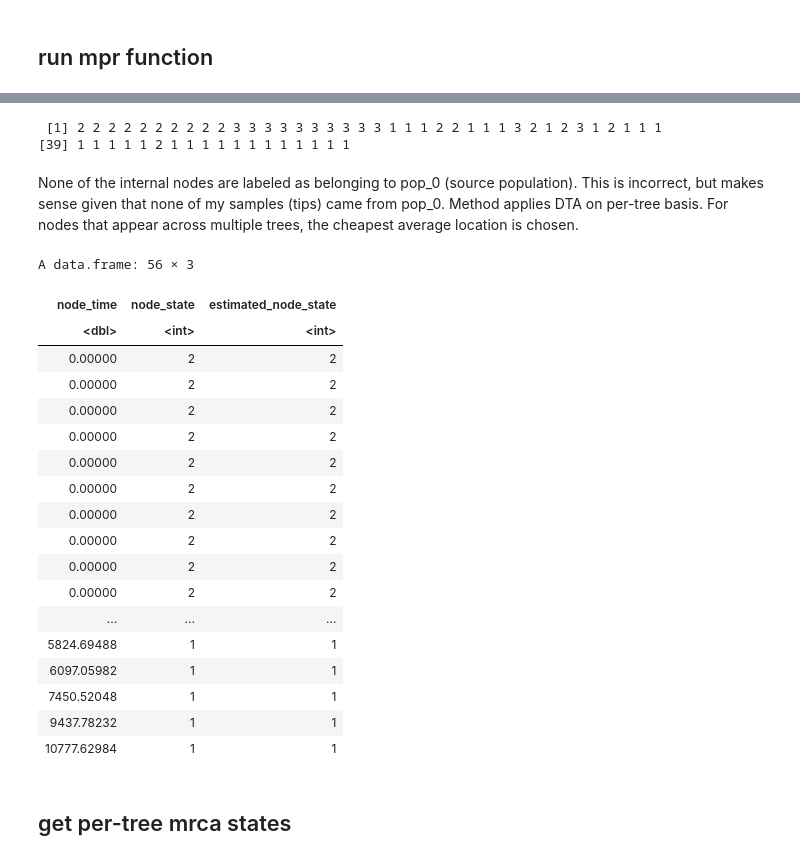
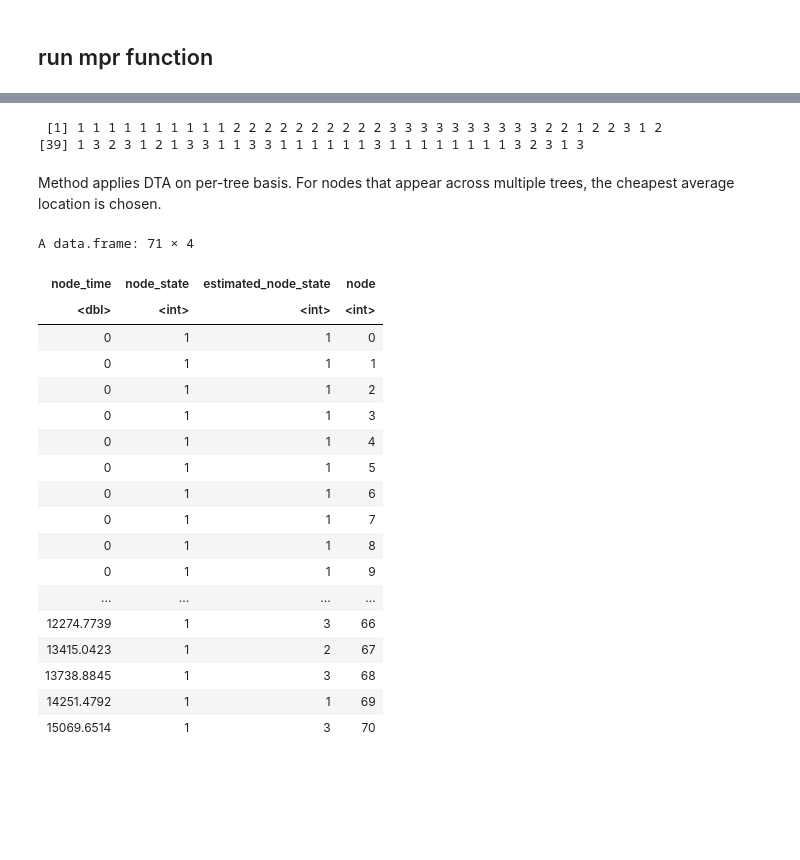
Before and after one commit to blab/bacterial-args, a Jupyter notebook: migration/gaia_test.ipynb, the cells around one changed output, grey strips where cells are left out. Drawn from its saved outputs; the diff is of its cells as text; code cells hidden in the pictures; blank space fills up the shorter version.

Commit message:
gaia mpr with uninformative prior

```diff
--- a/migration/gaia_test.ipynb
+++ b/migration/gaia_test.ipynb
@@ -57,7 +75,7 @@ state_id   <- unname(state_map[ as.character(samples$population_id) ])
 # georef table for gaia w/ node_id, state_id cols
 sample_locations <- data.frame(
   node_id  = samples$node_id,
-  state_id = state_id +1 # Make sure sample locations are 1-based (curr 0-based)
+  state_id = state_id  # Make sure sample locations are 1-based (curr 0-based)
 )
 
 sample_locations <- as.matrix(sample_locations[, c("node_id","state_id")])
@@ -89,5 +109,5 @@ A matrix: 20 × 2 of type int
 # %%
-cost.mat = data.matrix(read.csv("distmat.csv", row.names=1))[1:3, 1:3]
+cost.mat = data.matrix(read.csv("uninformative_cost.csv", row.names=1))[1:3, 1:3]
 dimnames(cost.mat) = NULL
 cost.mat
 # %% [output]
@@ -160,36 +127,34 @@ estimated_node_states = treeseq_discrete_mpr_minimize(mpr)
 # %%
 estimated_node_states ## node states for the entire tree sequence.
 # %% [output]
- [1] 2 2 2 2 2 2 2 2 2 2 3 3 3 3 3 3 3 3 3 3 1 1 1 2 2 1 1 1 3 2 1 2 3 1 2 1 1 1
-[39] 1 1 1 1 1 2 1 1 1 1 1 1 1 1 1 1 1 1
+ [1] 1 1 1 1 1 1 1 1 1 1 2 2 2 2 2 2 2 2 2 2 3 3 3 3 3 3 3 3 3 3 2 2 1 2 2 3 1 2
+[39] 1 3 2 3 1 2 1 3 3 1 1 3 3 1 1 1 1 1 1 3 1 1 1 1 1 1 1 1 3 2 3 1 3
 # %% [markdown]
-None of the internal nodes are labeled as belonging to pop_0 (source population).
-This is incorrect, but makes sense given that none of my samples (tips) came from pop_0.
 Method applies DTA on per-tree basis. For nodes that appear across multiple trees, the cheapest average location is chosen.
 # %%
-node_states_df = data.frame(node_time=nodes$time, node_state=nodes$population_id+1L,
+node_states_df <- data.frame(node_time=nodes$time, node_state=nodes$population_id+1L,
     estimated_node_state=estimated_node_states)
 
-node_states_df
+node_states_df$node <- 0:(nrow(node_states_df) -1)
+
+head(node_states_df)
 # %% [output]
-A data.frame: 56 × 3
+A data.frame: 71 × 4
-| node_time | node_state | estimated_node_state |
-| <dbl> | <int> | <int> |
-| 0.00000 | 2 | 2 |
-| 0.00000 | 2 | 2 |
-| 0.00000 | 2 | 2 |
-| 0.00000 | 2 | 2 |
-| 0.00000 | 2 | 2 |
-| 0.00000 | 2 | 2 |
-| 0.00000 | 2 | 2 |
-| 0.00000 | 2 | 2 |
-| 0.00000 | 2 | 2 |
-| 0.00000 | 2 | 2 |
-| ... | ... | ... |
-| 5824.69488 | 1 | 1 |
-| 6097.05982 | 1 | 1 |
-| 7450.52048 | 1 | 1 |
-| 9437.78232 | 1 | 1 |
-| 10777.62984 | 1 | 1 |
+| node_time | node_state | estimated_node_state | node |
+| <dbl> | <int> | <int> | <int> |
+| 0 | 1 | 1 | 0 |
+| 0 | 1 | 1 | 1 |
+| 0 | 1 | 1 | 2 |
+| 0 | 1 | 1 | 3 |
+| 0 | 1 | 1 | 4 |
+| 0 | 1 | 1 | 5 |
+| 0 | 1 | 1 | 6 |
+| 0 | 1 | 1 | 7 |
+| 0 | 1 | 1 | 8 |
+| 0 | 1 | 1 | 9 |
+| ... | ... | ... | ... |
+| 12274.7739 | 1 | 3 | 66 |
+| 13415.0423 | 1 | 2 | 67 |
+| 13738.8845 | 1 | 3 | 68 |
+| 14251.4792 | 1 | 1 | 69 |
+| 15069.6514 | 1 | 3 | 70 |
-# %% [markdown]
-## get per-tree mrca states
```
Also changed, not shown: parts of 16 cells of this notebook, 2 other files.
